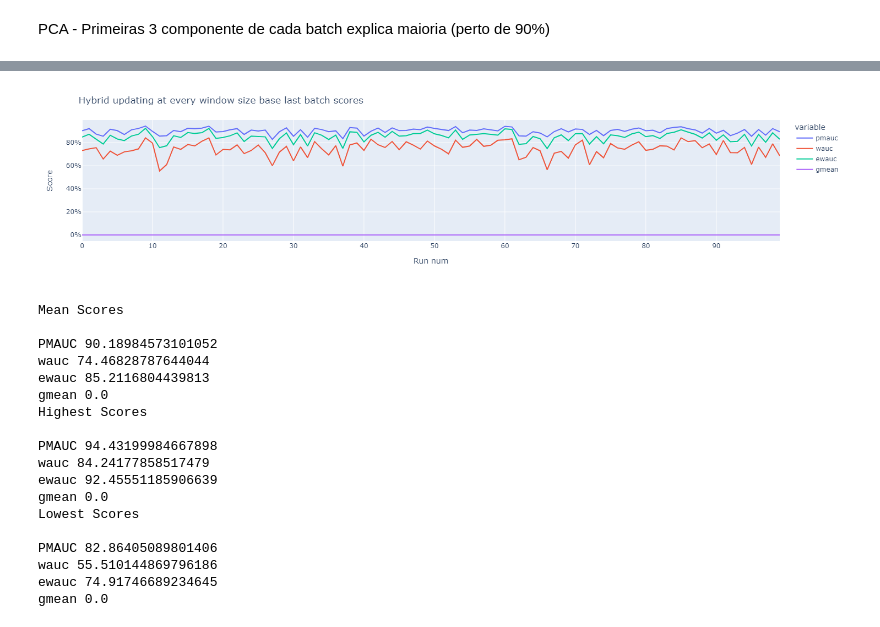
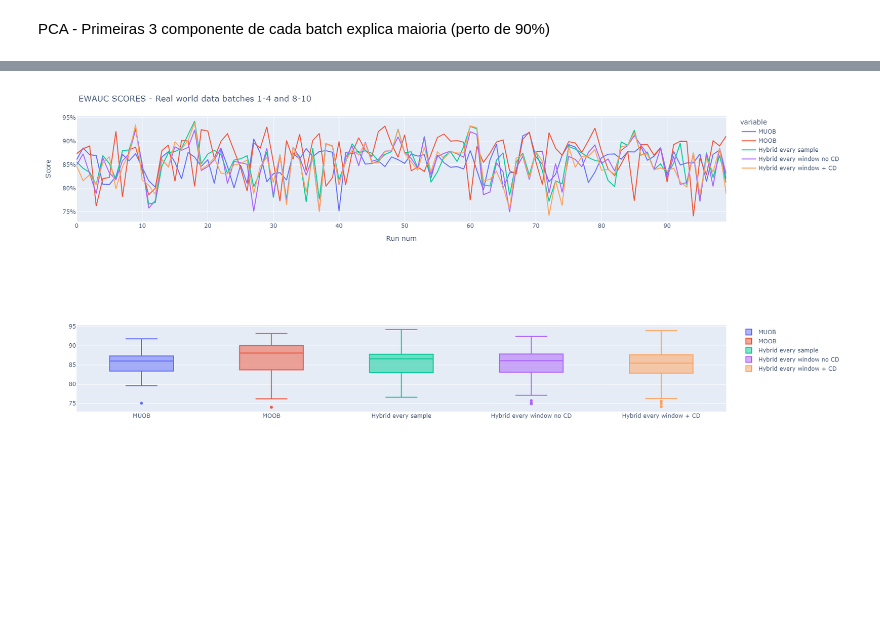
Before and after one commit to nrguimaraes/MultiClassCD, a Jupyter notebook: analise.ipynb, the cells around one changed output, grey strips where cells are left out. Saved outputs shown, nothing was run; the diff lists cells and outputs as text; code cells hidden in the pictures; blank space fills up the shorter version.

```diff
--- a/analise.ipynb
+++ b/analise.ipynb
@@ -349,2 +300,10 @@ GMEAN 0.0
 # %%
-show_scores('HYBRID_EWAUC_window200_lastbatchp_average_perrun.txt',"Hybrid updating every new sample base last batch scores")
+ewauc_scores = scores('MUOB_EWAUC_window200_lastbatchp_average_perrun.txt',"MUOB","ewauc")
+temp = scores('MOOB_EWAUC_window200_lastbatchp_average_perrun.txt',"MOOB","ewauc")
+ewauc_scores.insert(len(ewauc_scores.columns),temp.columns[0],temp.iloc[:,0].tolist())
+temp= scores('HYBRID_EWAUC_window200_lastbatchp_average_perrun.txt',"Hybrid every sample","ewauc")
+ewauc_scores.insert(len(ewauc_scores.columns),temp.columns[0],temp.iloc[:,0].tolist())
+temp=scores('ChangingEveryWindowPasses_HYBRID_EWAUC_window200_lastbatchp_average_perrun.txt',"Hybrid every window no CD","ewauc")
+ewauc_scores.insert(len(ewauc_scores.columns),temp.columns[0],temp.iloc[:,0].tolist())
+temp=scores('ChangingEveryWindowCD_HYBRID_EWAUC_window200_lastbatchp_average_perrun.txt',"Hybrid every window + CD","ewauc")
+ewauc_scores.insert(len(ewauc_scores.columns),temp.columns[0],temp.iloc[:,0].tolist())
@@ -371,22 +310,6 @@ GMEAN 0.0
-# %%
-show_scores('ChangingEveryWindowPasses_HYBRID_EWAUC_window200_lastbatchp_average_perrun.txt',"Hybrid updating at every window size base last batch scores")
-# %% [output]
-[figure, removed]
-Mean Scores
-
-PMAUC 90.18984573101052
-wauc 74.46828787644044
-ewauc 85.2116804439813
-gmean 0.0
-Highest Scores
-
-PMAUC 94.43199984667898
-wauc 84.24177858517479
-ewauc 92.45551185906639
-gmean 0.0
-Lowest Scores
-
-PMAUC 82.86405089801406
-wauc 55.510144869796186
-ewauc 74.91746689234645
-gmean 0.0
+# %%
+plot_scores(ewauc_scores,"EWAUC SCORES - Real world data batches 1-4 and 8-10")
+box_show(ewauc_scores)
+# %% [output]
+[figure, added]
+[figure, added]
```
Also changed, not shown: parts of 14 cells of this notebook, 25 other files.
